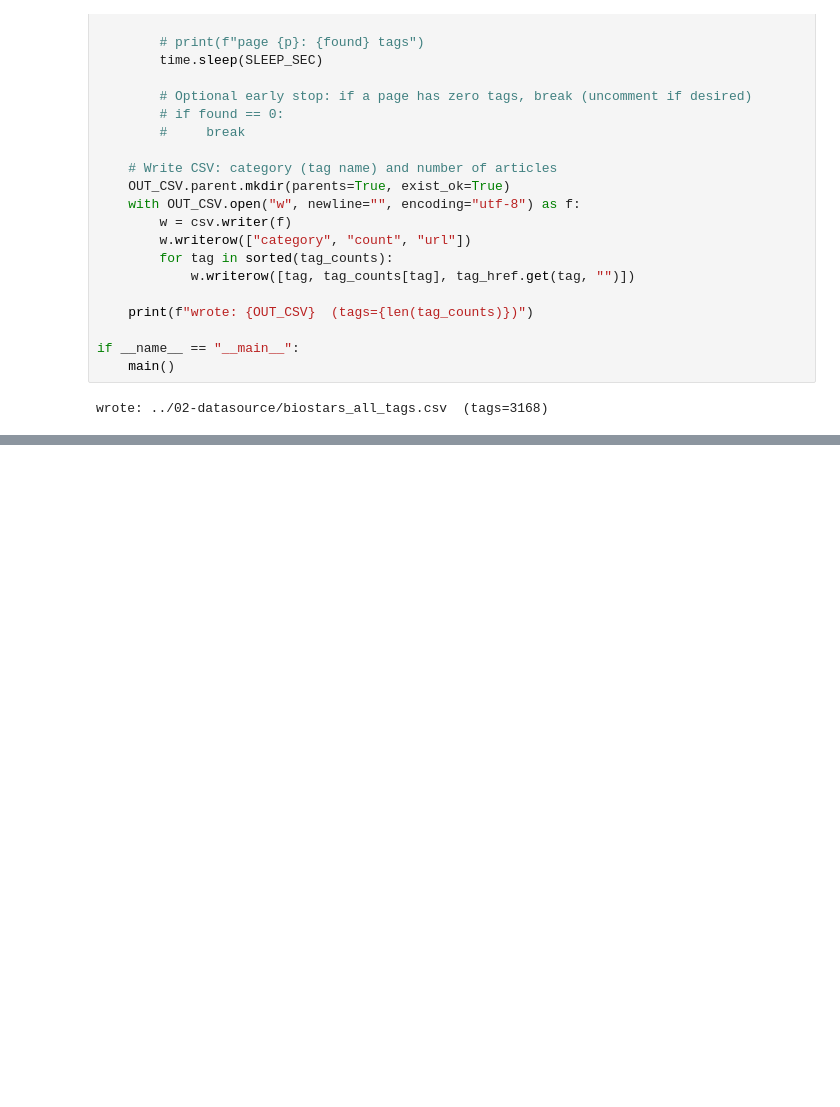
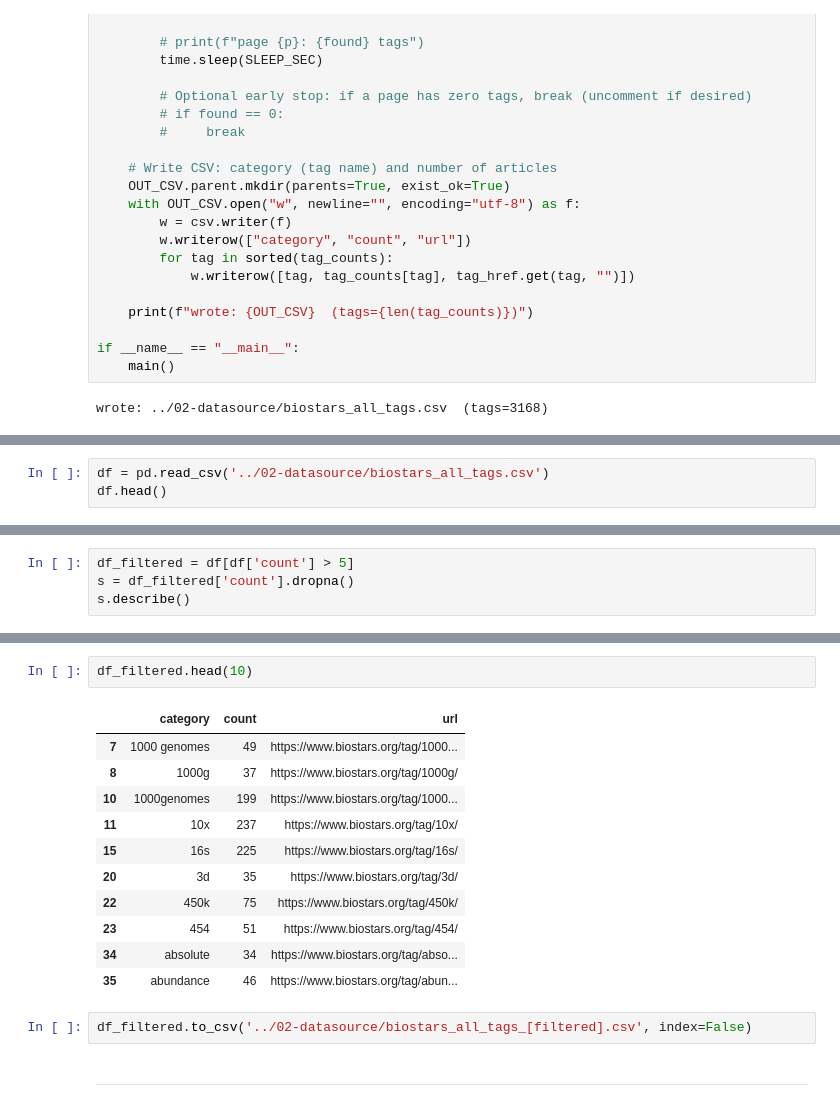
Before and after one commit to Youssef-Lamrabi/sockett, a Jupyter notebook: dataset/03-scripts/01-biostars-BuildTagList.ipynb, the cells around one changed output, grey strips where cells are left out. Cells and saved outputs as stored; diff of their text form; blank space fills up the shorter version.

Commit message:
feat: done biostars

```diff
--- a/dataset/03-scripts/01-biostars-BuildTagList.ipynb
+++ b/dataset/03-scripts/01-biostars-BuildTagList.ipynb
@@ -93,0 +101,3 @@ wrote: ../02-datasource/biostars_all_tags.csv  (tags=3168)
+# %%
+df = pd.read_csv('../02-datasource/biostars_all_tags.csv')
+df.head()
@@ -93,0 +131,4 @@ wrote: ../02-datasource/biostars_all_tags.csv  (tags=3168)
+# %%
+df_filtered = df[df['count'] > 5]
+s = df_filtered['count'].dropna()
+s.describe()
@@ -93,0 +152,18 @@ wrote: ../02-datasource/biostars_all_tags.csv  (tags=3168)
+# %%
+df_filtered.head(10)
+# %% [output]
+|  | category | count | url |
+| 7 | 1000 genomes | 49 | https://www.biostars.org/tag/1000... |
+| 8 | 1000g | 37 | https://www.biostars.org/tag/1000g/ |
+| 10 | 1000genomes | 199 | https://www.biostars.org/tag/1000... |
+| 11 | 10x | 237 | https://www.biostars.org/tag/10x/ |
+| 15 | 16s | 225 | https://www.biostars.org/tag/16s/ |
+| 20 | 3d | 35 | https://www.biostars.org/tag/3d/ |
+| 22 | 450k | 75 | https://www.biostars.org/tag/450k/ |
+| 23 | 454 | 51 | https://www.biostars.org/tag/454/ |
+| 34 | absolute | 34 | https://www.biostars.org/tag/abso... |
+| 35 | abundance | 46 | https://www.biostars.org/tag/abun... |
+# %%
+df_filtered.to_csv('../02-datasource/biostars_all_tags_[filtered].csv', index=False)
+# %% [markdown]
+---
```
Also changed, not shown: parts of 11 cells of this notebook, 18 other files.
